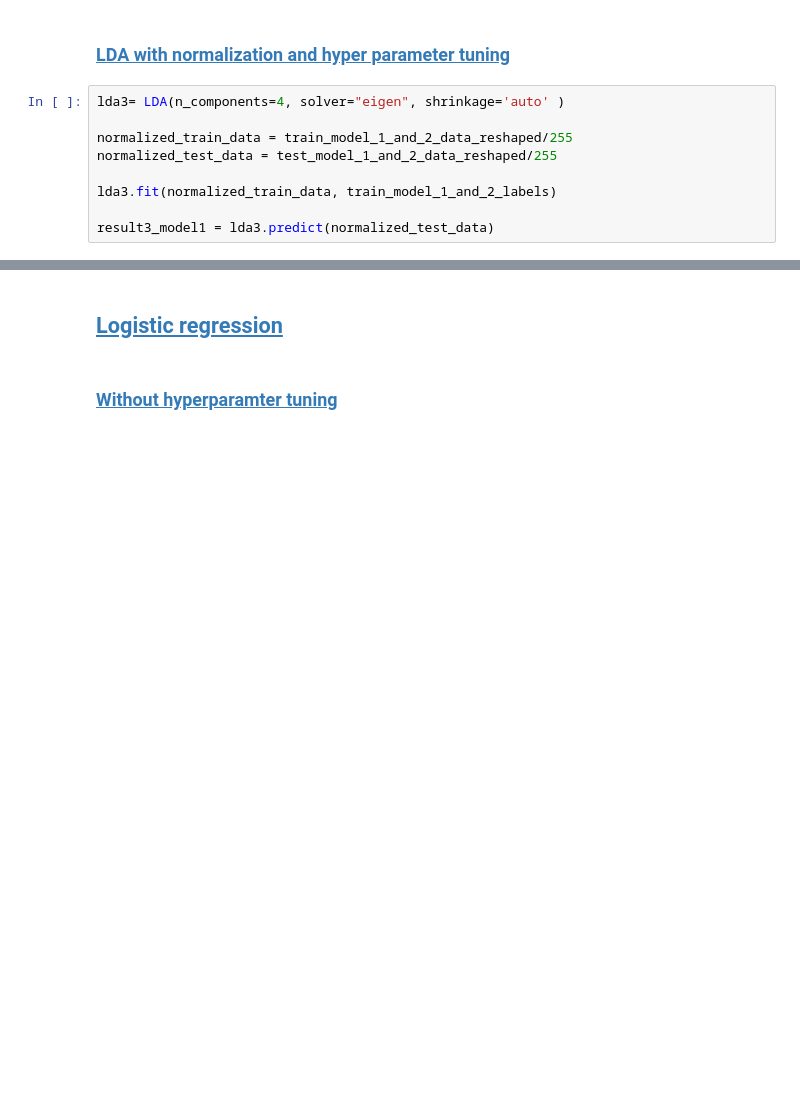
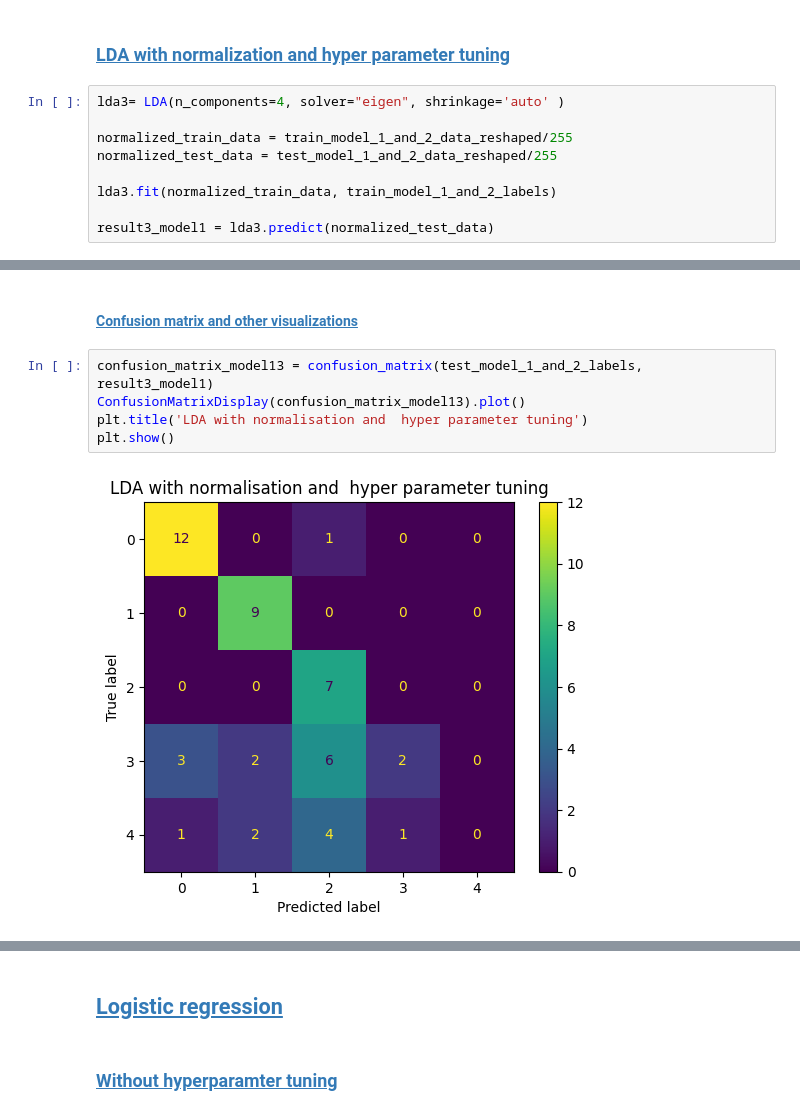
Before and after one commit to Suhaas0079/DS, a Jupyter notebook: Technicals/Python/BDML-CW5/Assignment.ipynb, the cells around one changed output, grey strips where cells are left out. Cells and saved outputs as stored; diff of their text form; blank space fills up the shorter version.

```diff
--- a/Technicals/Python/BDML-CW5/Assignment.ipynb
+++ b/Technicals/Python/BDML-CW5/Assignment.ipynb
@@ -221,3 +290,12 @@ print(lda3.score(normalized_test_data, test_model_1_and_2_labels))
+# %% [markdown]
+#### <a id='toc5_3_3_1_'></a>[Confusion matrix and other visualizations](#toc0_)
+# %%
+confusion_matrix_model13 = confusion_matrix(test_model_1_and_2_labels, result3_model1)
+ConfusionMatrixDisplay(confusion_matrix_model13).plot()
+plt.title('LDA with normalisation and  hyper parameter tuning')
+plt.show()
+# %% [output]
+[figure, added]
 # %%
 plt.ion()
 
```
Also changed, not shown: parts of 86 cells of this notebook.
